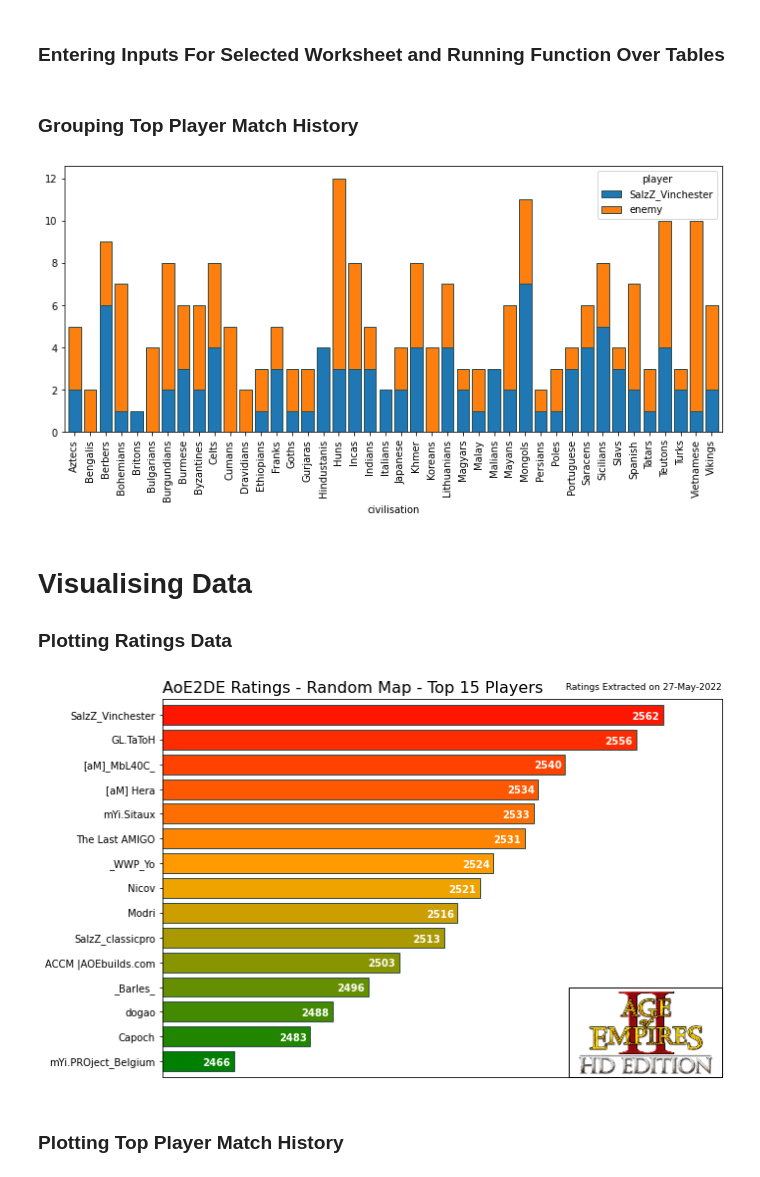
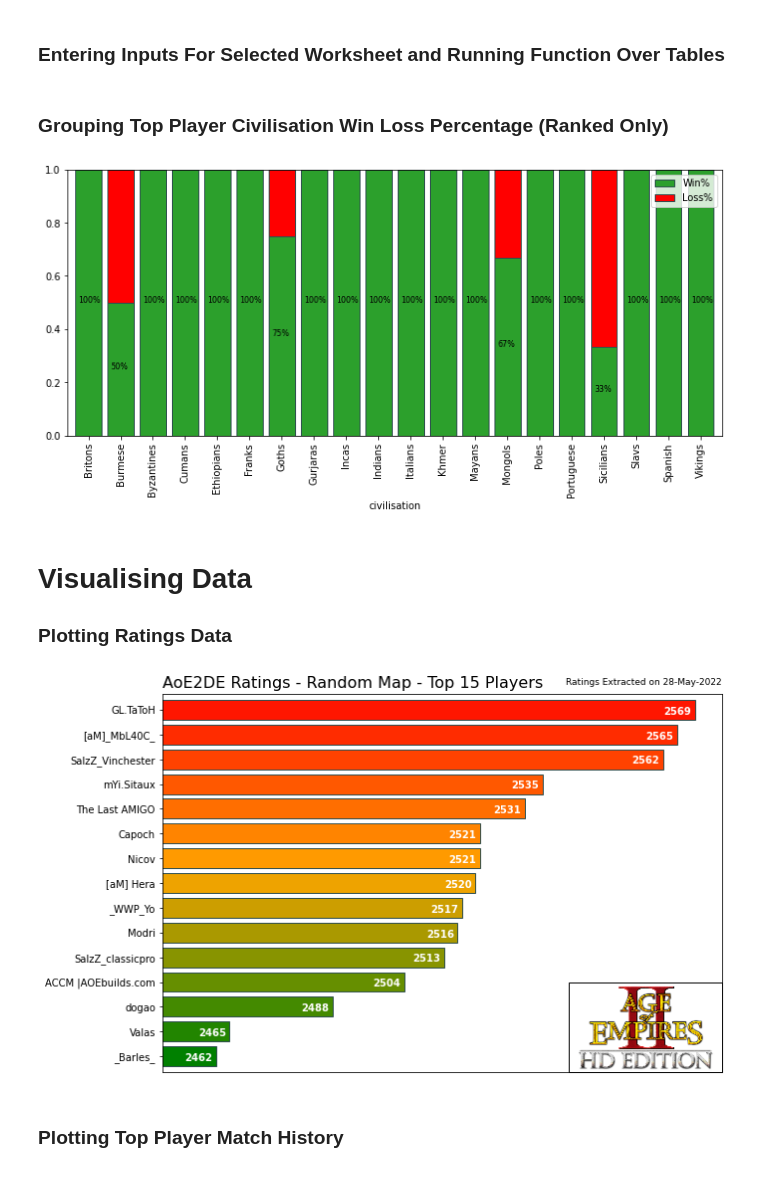
Before and after one commit to Filpill/AoE2Data, a Jupyter notebook: AoE2_APIData.ipynb, the cells around one changed output. Cells and saved outputs as stored; diff of their text form; code cells hidden in the pictures.

```diff
--- a/AoE2_APIData.ipynb
+++ b/AoE2_APIData.ipynb
@@ -367,14 +367,68 @@ col_width_list = [15,15,23,23,15,15,15,15,15,15,15,15,15,15,15,15,15,15,15,23,15
 #Save into Excel and Exit Python out of File
 writer.close()
 # %% [markdown]
-### Grouping Top Player Match History
+### Grouping Top Player Civilisation Win Loss Percentage (Ranked Only)
-# %%
-df_player_matches_grouped = df_player_matches.groupby(['civilisation','player'])['civilisation'].count().unstack('player')
-df_player_matches_grouped
-fig, ax = plt.subplots(figsize=(12,5))
-ax = df_player_matches_grouped.plot(kind='bar',ax=ax,width=0.8,edgecolor='darkslategrey',stacked='True')
-# %% [output]
-[figure, removed]
+# %%
+#Grouping Top Player Civ Pick and Win Rate
+df_topplayer_civ_pickrate = df_player_matches.groupby(['civilisation','player'])['civilisation'].count().reset_index(name='Pick Count')
+df_topplayer_civ_pickrate = df_topplayer_civ_pickrate.loc[((df_topplayer_civ_pickrate['player'] != 'enemy'))]
+df_topplayer_civ_pickrate.drop(columns='player',inplace=True)
+df_topplayer_civ_pickrate.fillna(0,inplace=True)
+df_topplayer_civ_pickrate = df_topplayer_civ_pickrate.reset_index().drop(columns='index')
+
+df_topplayer_civ_winrate = df_player_matches.groupby(['civilisation','player','won'])['civilisation'].count().reset_index(name='Win Count')
+df_topplayer_civ_winrate = df_topplayer_civ_winrate.loc[((df_topplayer_civ_winrate['player'] != 'enemy'))]
+df_topplayer_civ_winrate.drop(columns='player',inplace=True)
+df_topplayer_civ_winrate.fillna(0,inplace=True)
+df_topplayer_civ_winrate = df_topplayer_civ_winrate.reset_index().drop(columns='index')
+
+#Merging winrate with pick rate
+df_topplayer_civ_winrate = pd.merge(df_topplayer_civ_winrate,df_topplayer_civ_pickrate,how='left')
+
+# Adding additional column to calculate percentages
+empty_list = []
+for i in range(df_topplayer_civ_winrate.shape[0]):
+    empty_list.append(0)
+df_topplayer_civ_winrate['Win%'] = empty_list
+df_topplayer_civ_winrate['Loss%'] = empty_list
+
+for i in range(df_topplayer_civ_winrate.shape[0]):
+    win = df_topplayer_civ_winrate.iat[i,df_topplayer_civ_winrate.columns.get_loc('Win Count')]
+    pick = df_topplayer_civ_winrate.iat[i,df_topplayer_civ_winrate.columns.get_loc('Pick Count')]
+    win_perc = win/pick
+    loss_perc = 1 - win_perc
+
+    #Indexing into DataFrame
+    df_topplayer_civ_winrate.iat[i,df_topplayer_civ_winrate.columns.get_loc('Win%')] = win_perc
+    df_topplayer_civ_winrate.iat[i,df_topplayer_civ_winrate.columns.get_loc('Loss%')] = loss_perc
+
+    #Formatting the numbers
+    # win_perc = float('%.2g' % win_perc)
+    # win_perc = "{:.0%}".format(win_perc)
+    # loss_perc = "{:.0%}".format(loss_perc)
+
+
+#Dropping the 'won' == False because Win Count Column is only reflective of Wins
+df_topplayer_civ_winrate = df_topplayer_civ_winrate.loc[df_topplayer_civ_winrate['won'] == True]
+
+
+fig, ax = plt.subplots(figsize=(12,5))
+ax = df_topplayer_civ_winrate.plot(y='Win%',x='civilisation',kind='bar',ax=ax,width=0.8,edgecolor='darkslategrey',color=['tab:green'])
+ax = df_topplayer_civ_winrate.plot(y='Loss%',x='civilisation',kind='bar',ax=ax,width=0.8,edgecolor='darkslategrey',color=['red'],bottom = df_topplayer_civ_winrate['Win%'])
+
+
+text_offset =0.3
+
+for i in range(df_topplayer_civ_winrate.shape[0]):
+
+    #Determining Text Position for each bar (Centre of each bar per month), storing value and writing values to chart
+    pos = df_topplayer_civ_winrate.iat[i,df_topplayer_civ_winrate.columns.get_loc('Win%')]/2
+    value = df_topplayer_civ_winrate.iat[i,df_topplayer_civ_winrate.columns.get_loc('Win%')]
+    if value != 0:
+        value = '{:.0%}'.format(value)
+        ax.text(i-text_offset,pos,value,fontsize=8)
+# %% [output]
+[figure, added]
 # %% [markdown]
 # Visualising Data
 ### Plotting Ratings Data
@@ -434,7 +488,7 @@ plt.savefig(filepath,dpi=100)
 
 #-------------------------------------------------------------------------------------------------------------------------------------
 # %% [output]
-[figure, old version]
+[figure, new version]
 # %% [markdown]
 ### Plotting Top Player Match History
 # %%
```
Also changed, not shown: parts of 4 cells of this notebook, 2 other files.
